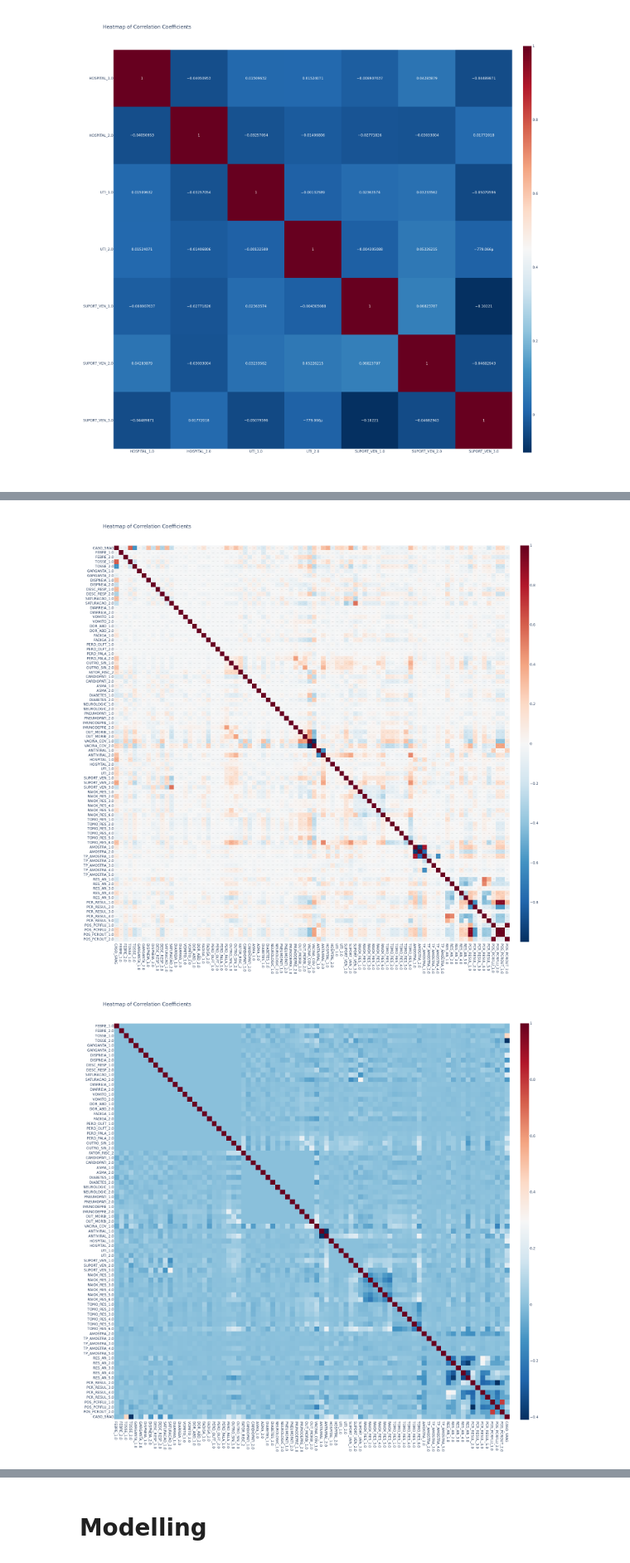
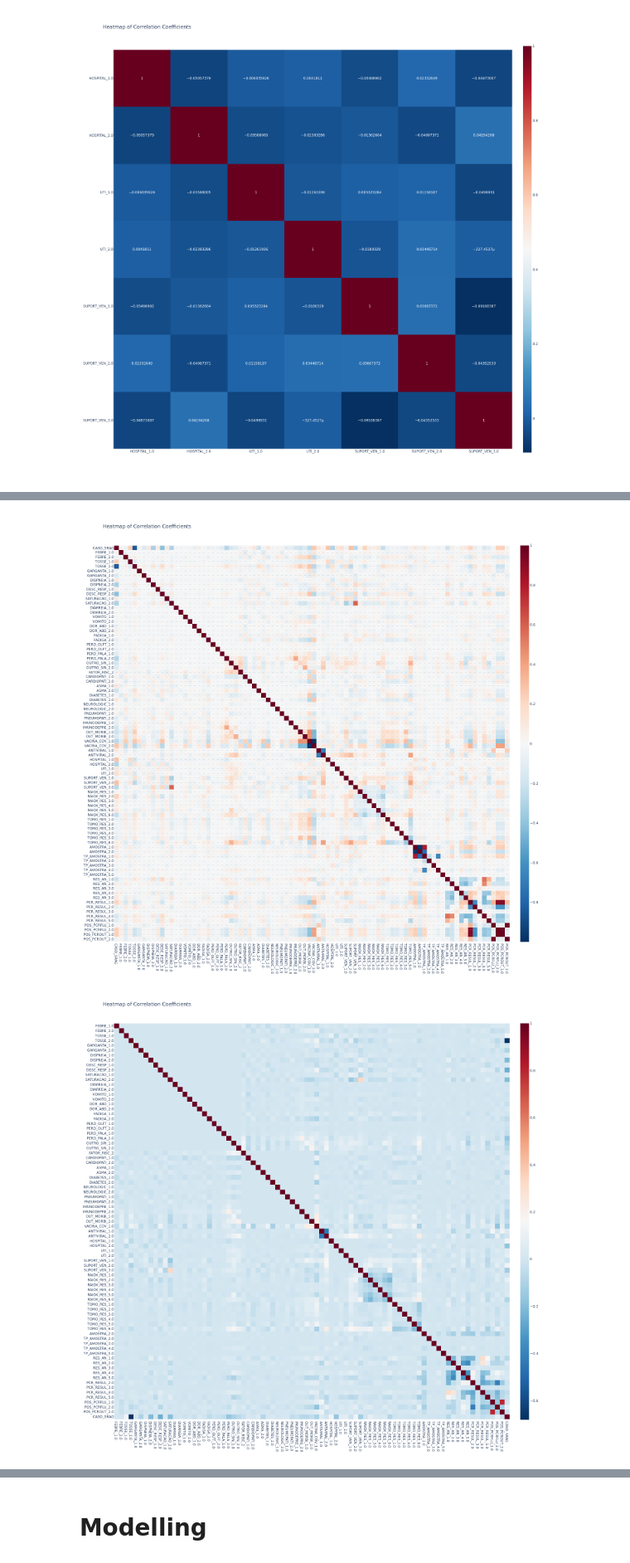
Before and after one commit to HeyLucasLeao/ols-regression-challenge, a Jupyter notebook: srag/eda.ipynb, the cells around one changed output, grey strips where cells are left out. Shown at 83% size. Saved outputs shown, nothing was run; the diff lists cells and outputs as text; code cells hidden in the pictures.

Commit message:
🐛 adjust to train residualization models from df_train

```diff
--- a/srag/eda.ipynb
+++ b/srag/eda.ipynb
@@ -431,6 +434,7 @@ residuals = [
     (get_index(predictors), get_index([target])[0])
     for target, predictors in residuals_mapping.items()
 ]
-residual_models = training_multiple_residual_models(df, residuals)
-df = preprocessing(df, residuals, residual_models)
+residual_models = training_multiple_residual_models(df_train, residuals)
+df_train = preprocessing(df_train, residuals, residual_models)
+df_test = preprocessing(df_test, residuals, residual_models)
 # %% [output]
@@ -470,6 +474,7 @@ residuals = [
     (get_index(predictors), get_index([target])[0])
     for target, predictors in residuals_mapping.items()
 ]
-residual_models = training_multiple_residual_models(df, residuals)
-df = preprocessing(df, residuals, residual_models)
+residual_models = training_multiple_residual_models(df_train, residuals)
+df_train = preprocessing(df_train, residuals, residual_models)
+df_test = preprocessing(df_test, residuals, residual_models)
 # %% [output]
@@ -507,6 +512,7 @@ residuals = [
     (get_index(predictors), get_index([target])[0])
     for target, predictors in residuals_mapping.items()
 ]
-residual_models = training_multiple_residual_models(df, residuals)
-df = preprocessing(df, residuals, residual_models)
+residual_models = training_multiple_residual_models(df_train, residuals)
+df_train = preprocessing(df_train, residuals, residual_models)
+df_test = preprocessing(df_test, residuals, residual_models)
 # %% [output]
@@ -536,7 +542,7 @@ corr_heatmap(df.corr(numeric_only=True)[dummy_internacao], fig_type="png")
 # %%
-corr_heatmap(df.corr(numeric_only=True), fig_type="png")
+corr_heatmap(df_train.corr(numeric_only=True), fig_type="png")
 # %% [output]
-[figure, old version]
+[figure, new version]
 # %%
 def filtering_features_based_on_vif(X: np.ndarray, threshold=15.0, verbose=False):
     """
@@ -603,9 +609,9 @@ filtered_features = ['FEBRE_1.0', 'FEBRE_2.0', 'TOSSE_1.0', 'TOSSE_2.0', 'GARGAN
        'PCR_RESUL_4.0', 'PCR_RESUL_5.0', 'POS_PCRFLU_1.0',
        'POS_PCRFLU_2.0', 'POS_PCROUT_2.0']
 # %%
-corr_heatmap(df[filtered_features + [target]], width=1600, height=1600, fig_type="png")
+corr_heatmap(df_train[filtered_features + [target]], width=1600, height=1600, fig_type="png")
 # %% [output]
-[figure, old version]
+[figure, new version]
 # %%
 def plot_barplot_corr_with_target(df, target):
     corr = df.corr(numeric_only=True)[target].drop(target).sort_values()
```
Also changed, not shown: parts of 20 cells of this notebook.
